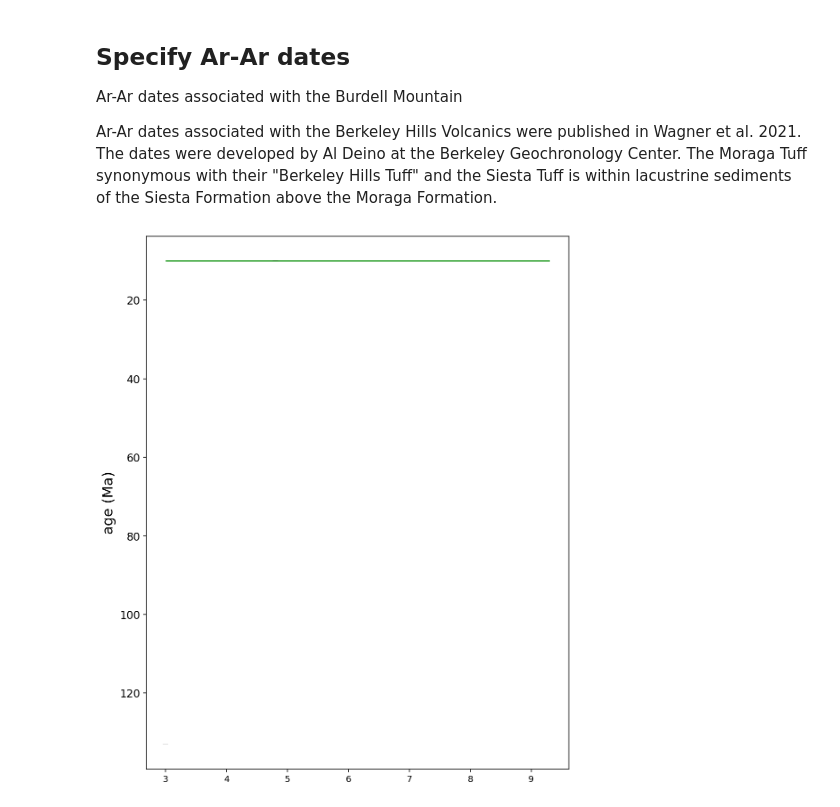
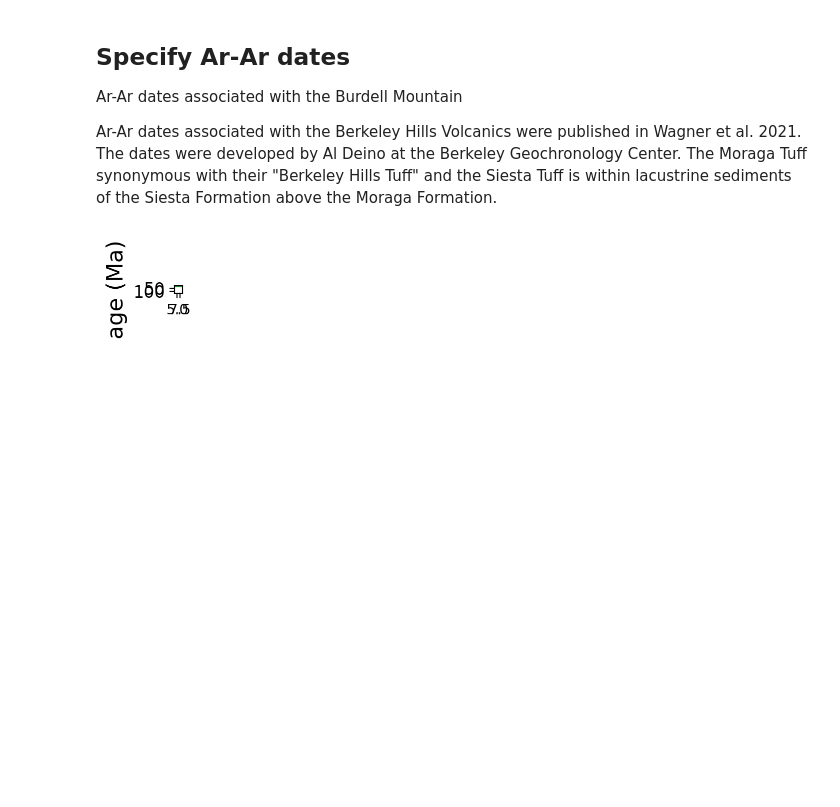
Before and after one commit to Swanson-Hysell-Group/Northbrae_Volcanics, a Jupyter notebook: code/date_bar_plots.ipynb, the cells around one changed output. Saved outputs shown, nothing was run; the diff lists cells and outputs as text; code cells hidden in the pictures; blank space fills up the shorter version.

```diff
--- a/code/date_bar_plots.ipynb
+++ b/code/date_bar_plots.ipynb
@@ -261,9 +282,9 @@ labels = ['Moraga Tuff']
 # %%
 fig, ax, x_positions = plot_dates(zircon_means, zircon_2sigmas,
                                   include, sample_means, sample_2sigmas,
-                                  colors, labels, legend=False, figsize=(8.5,11),lineweight=6)
+                                  colors, labels, legend=False, figsize=(0.1,0.1),lineweight=6)
 # %% [output]
-[figure, old version]
+[figure, new version]
 # %%
 plot_age_min = 8.5
 plot_age_max = 13
```
Also changed, not shown: parts of 6 cells of this notebook.
